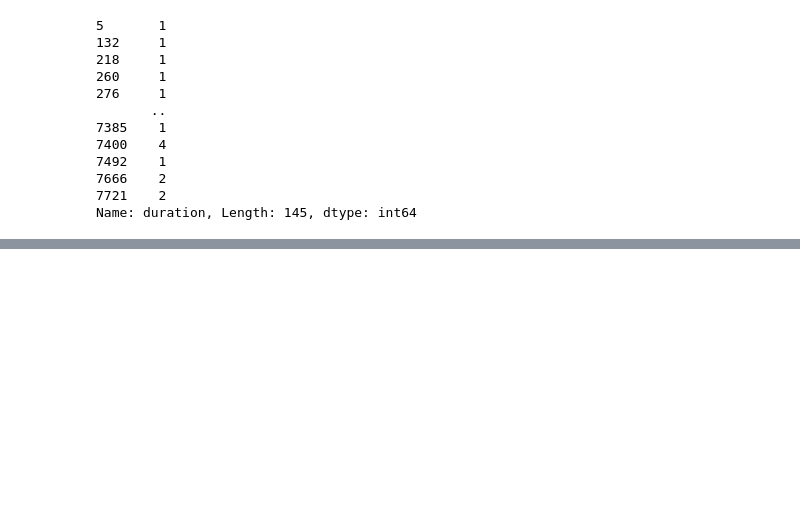
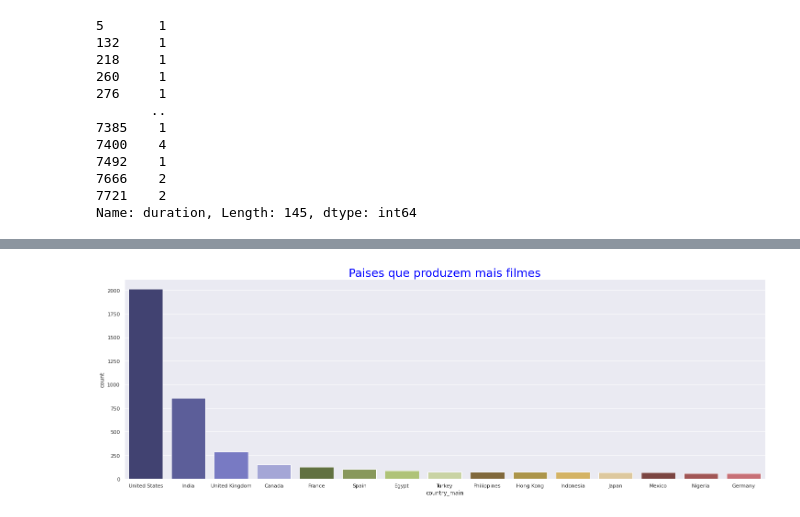
Before and after one commit to EddyGiusepe/Sistema_RECOMENDACION_Netflix, a Jupyter notebook: Netflix_RECOMMENDATION.ipynb, the cells around one changed output, grey strips where cells are left out. Cells and saved outputs as stored; diff of their text form; code cells hidden in the pictures; blank space fills up the shorter version.

```diff
--- a/Netflix_RECOMMENDATION.ipynb
+++ b/Netflix_RECOMMENDATION.ipynb
@@ -610,0 +634,7 @@ plt.title("Programas de Televisão que tem mais temporadas", fontsize = 15, colo
+# %%
+plt.figure(figsize=(25, 8))
+sns.set(style = "darkgrid")
+sns.countplot(x = "country_main", data = movie_df, palette = "tab20b", order = movie_df["country_main"].value_counts().index[0:15])
+plt.title("Paises que produzem mais filmes", fontsize = 25, color = "blue");
+# %% [output]
+[figure, added]
```
Also changed, not shown: parts of 9 cells of this notebook.
